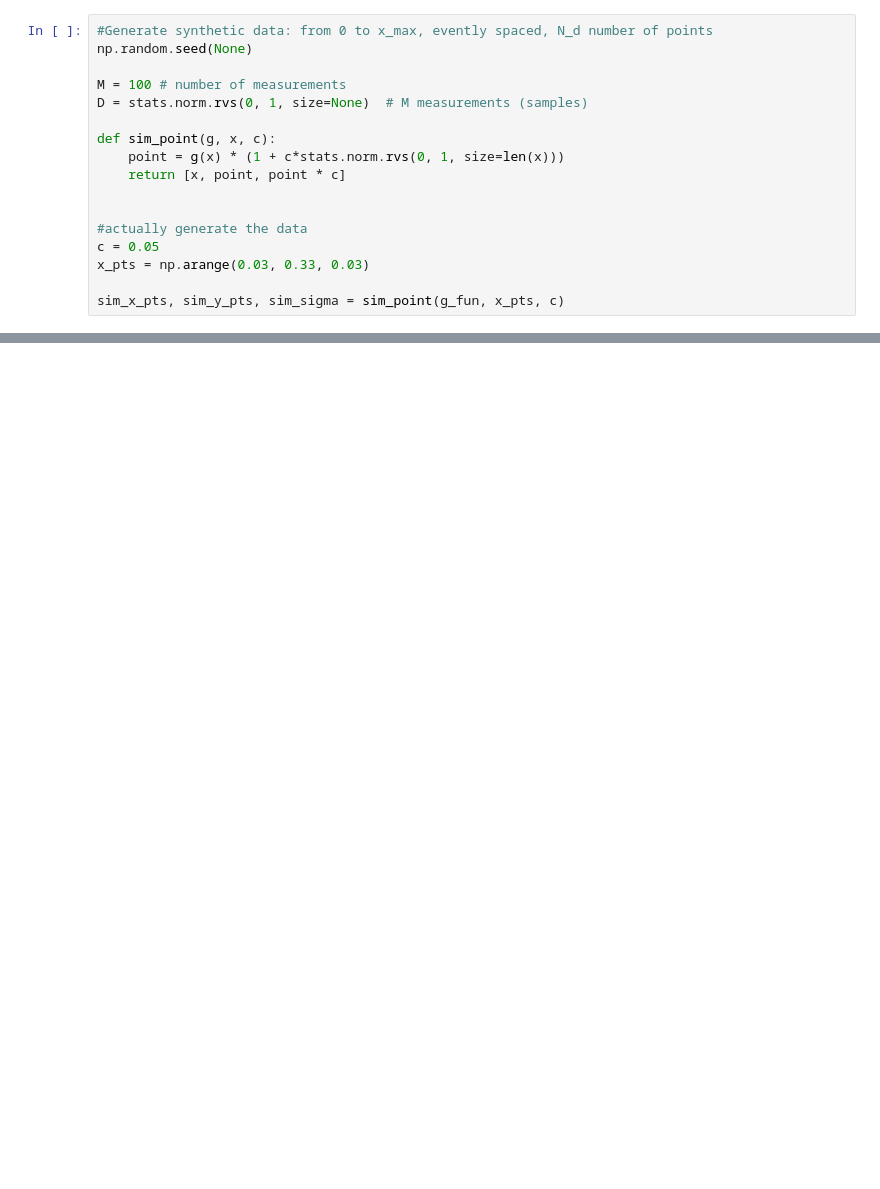
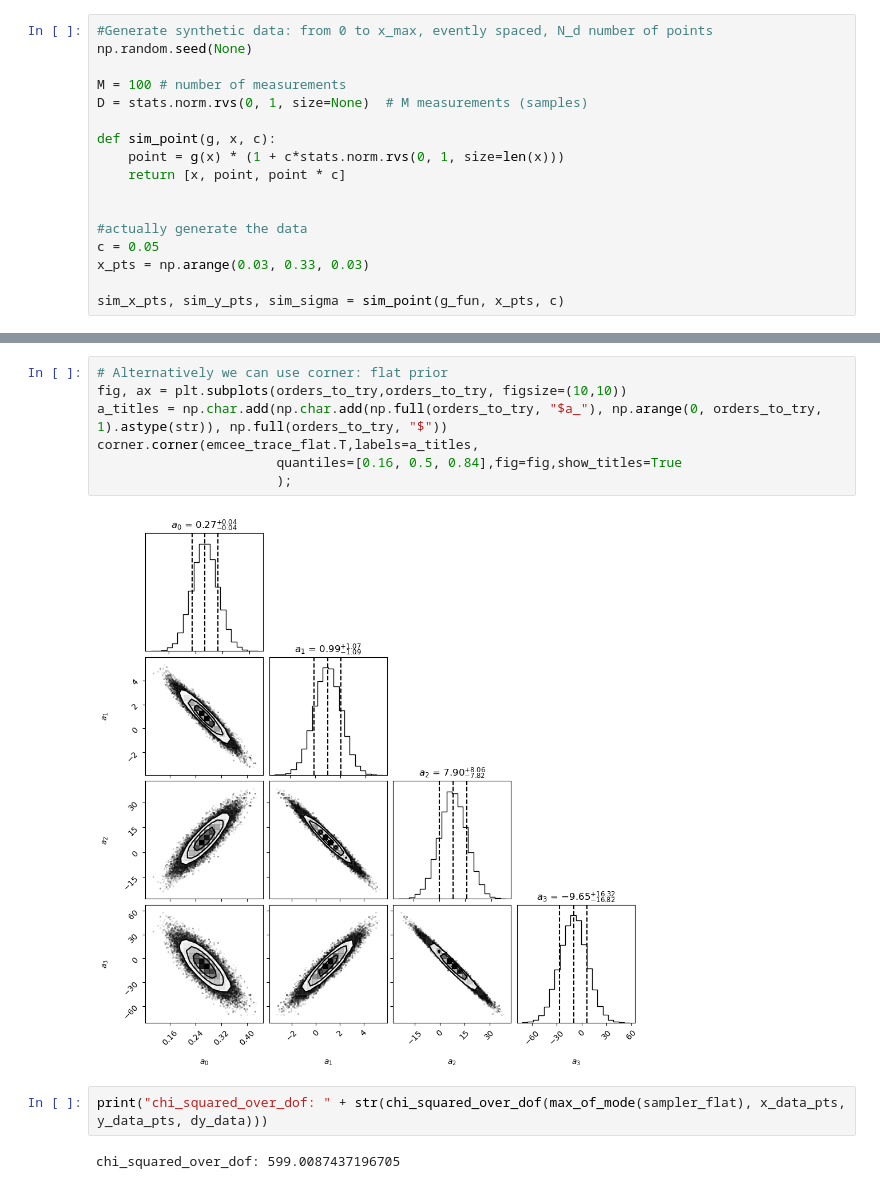
Before and after one commit to NilsSomm/LFD_for_Physicists, a Jupyter notebook: LearningFromData-content/Mini-projects/mini-project_I_toy_model_of_EFT.ipynb, the cells around one changed output, grey strips where cells are left out. Cells and saved outputs as stored; diff of their text form; blank space fills up the shorter version.

```diff
--- a/LearningFromData-content/Mini-projects/mini-project_I_toy_model_of_EFT.ipynb
+++ b/LearningFromData-content/Mini-projects/mini-project_I_toy_model_of_EFT.ipynb
@@ -303,0 +342,13 @@ NameError: name 'X' is not defined
+# %%
+# Alternatively we can use corner: flat prior
+fig, ax = plt.subplots(orders_to_try,orders_to_try, figsize=(10,10))
+a_titles = np.char.add(np.char.add(np.full(orders_to_try, "$a_"), np.arange(0, orders_to_try, 1).astype(str)), np.full(orders_to_try, "$"))
+corner.corner(emcee_trace_flat.T,labels=a_titles,
+                       quantiles=[0.16, 0.5, 0.84],fig=fig,show_titles=True
+                       );
+# %% [output]
+[figure, added]
+# %%
+print("chi_squared_over_dof: " + str(chi_squared_over_dof(max_of_mode(sampler_flat), x_data_pts, y_data_pts, dy_data)))
+# %% [output]
+chi_squared_over_dof: 599.0087437196705
```
Also changed, not shown: parts of 15 cells of this notebook, 1 other file.
